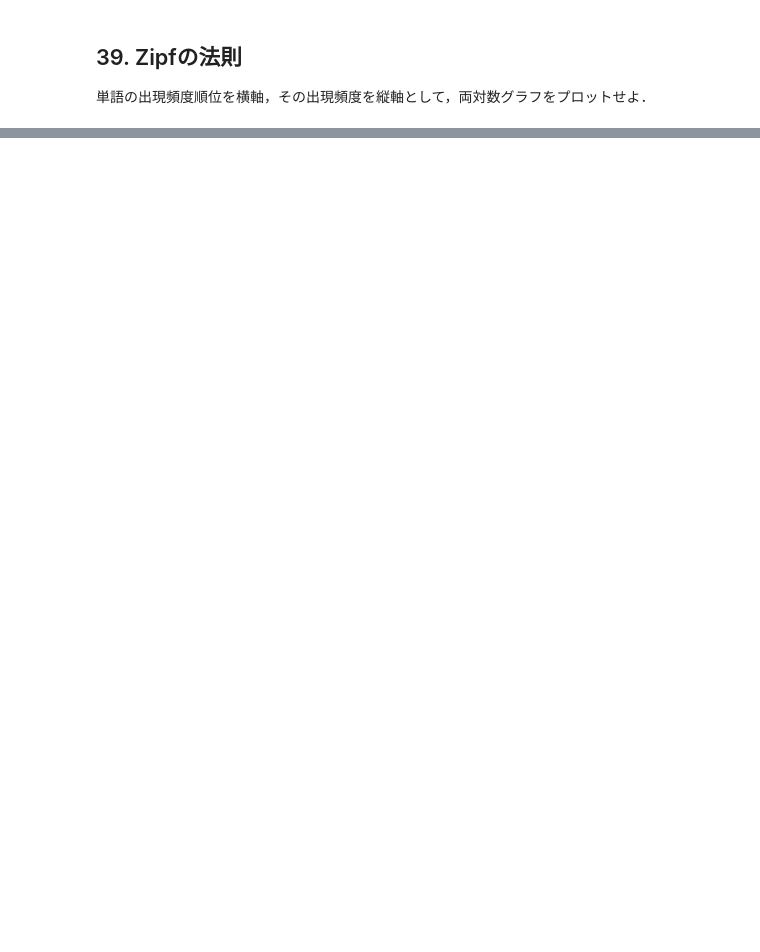
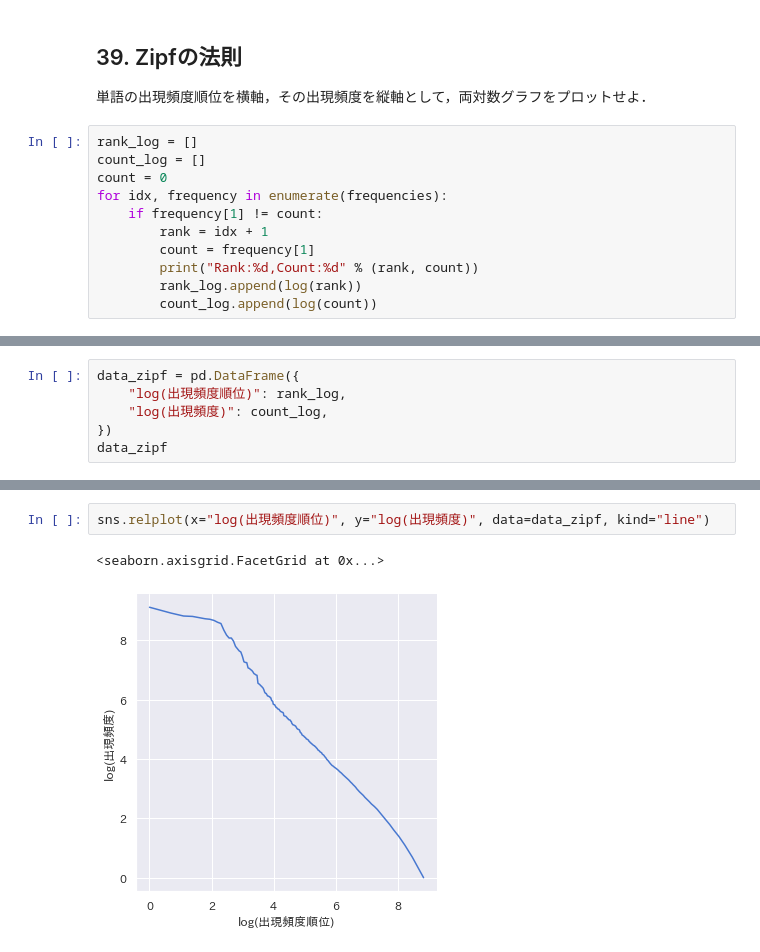
Before and after one commit to infhyroyage/PracticeNLP100Knocks, a Jupyter notebook: Chapter4/Chapter4.ipynb, the cells around one changed output, grey strips where cells are left out. Saved outputs shown, nothing was run; the diff lists cells and outputs as text; blank space fills up the shorter version.

```diff
--- a/Chapter4/Chapter4.ipynb
+++ b/Chapter4/Chapter4.ipynb
@@ -233,3 +316,14 @@ concats_noun
 # %% [markdown]
 ## 39. Zipfの法則
 単語の出現頻度順位を横軸，その出現頻度を縦軸として，両対数グラフをプロットせよ．
+# %%
+rank_log = []
+count_log = []
+count = 0
+for idx, frequency in enumerate(frequencies):
+    if frequency[1] != count:
+        rank = idx + 1
+        count = frequency[1]
+        print("Rank:%d,Count:%d" % (rank, count))
+        rank_log.append(log(rank))
+        count_log.append(log(count))
@@ -235,0 +348,6 @@ concats_noun
+# %%
+data_zipf = pd.DataFrame({
+    "log(出現頻度順位)": rank_log,
+    "log(出現頻度)": count_log,
+})
+data_zipf
@@ -235,0 +368,5 @@ concats_noun
+# %%
+sns.relplot(x="log(出現頻度順位)", y="log(出現頻度)", data=data_zipf, kind="line")
+# %% [output]
+<seaborn.axisgrid.FacetGrid at 0x...>
+[figure, added]
```
Also changed, not shown: parts of 20 cells of this notebook.
